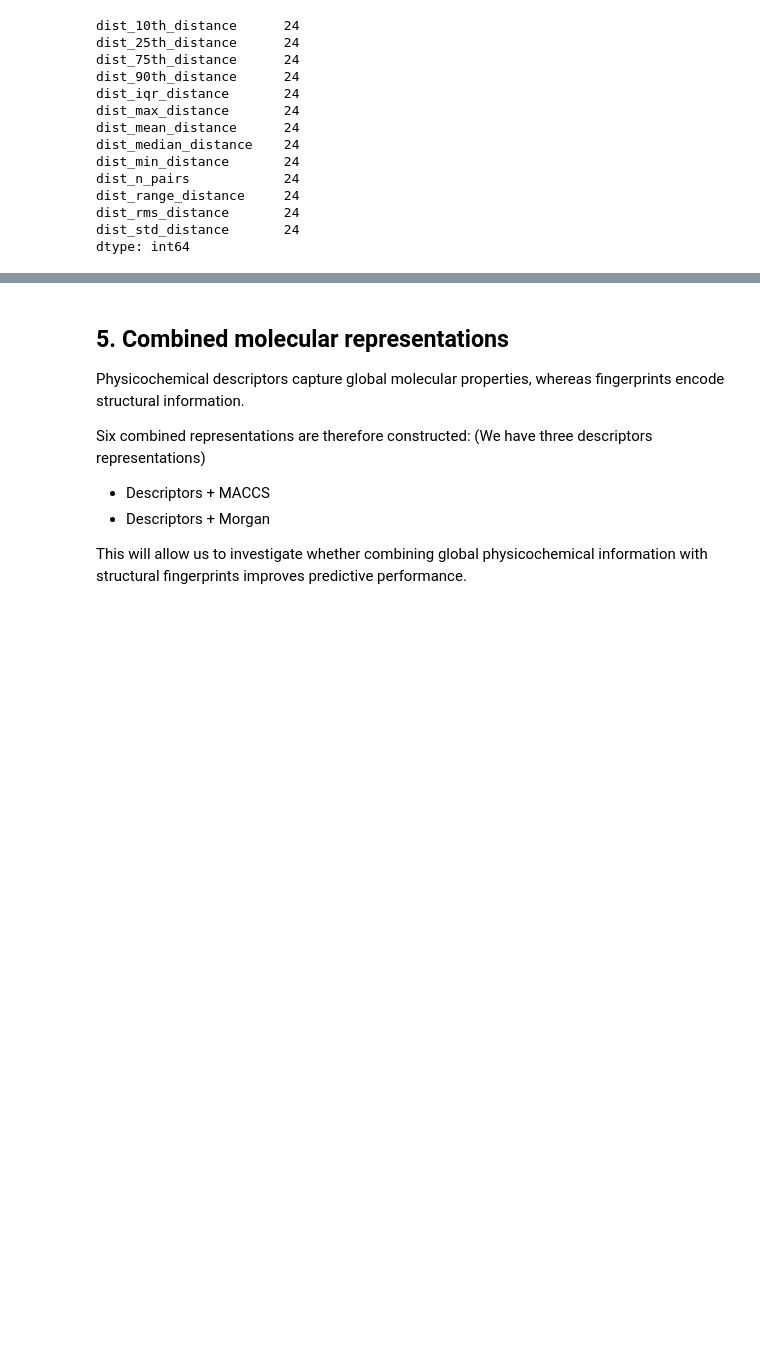
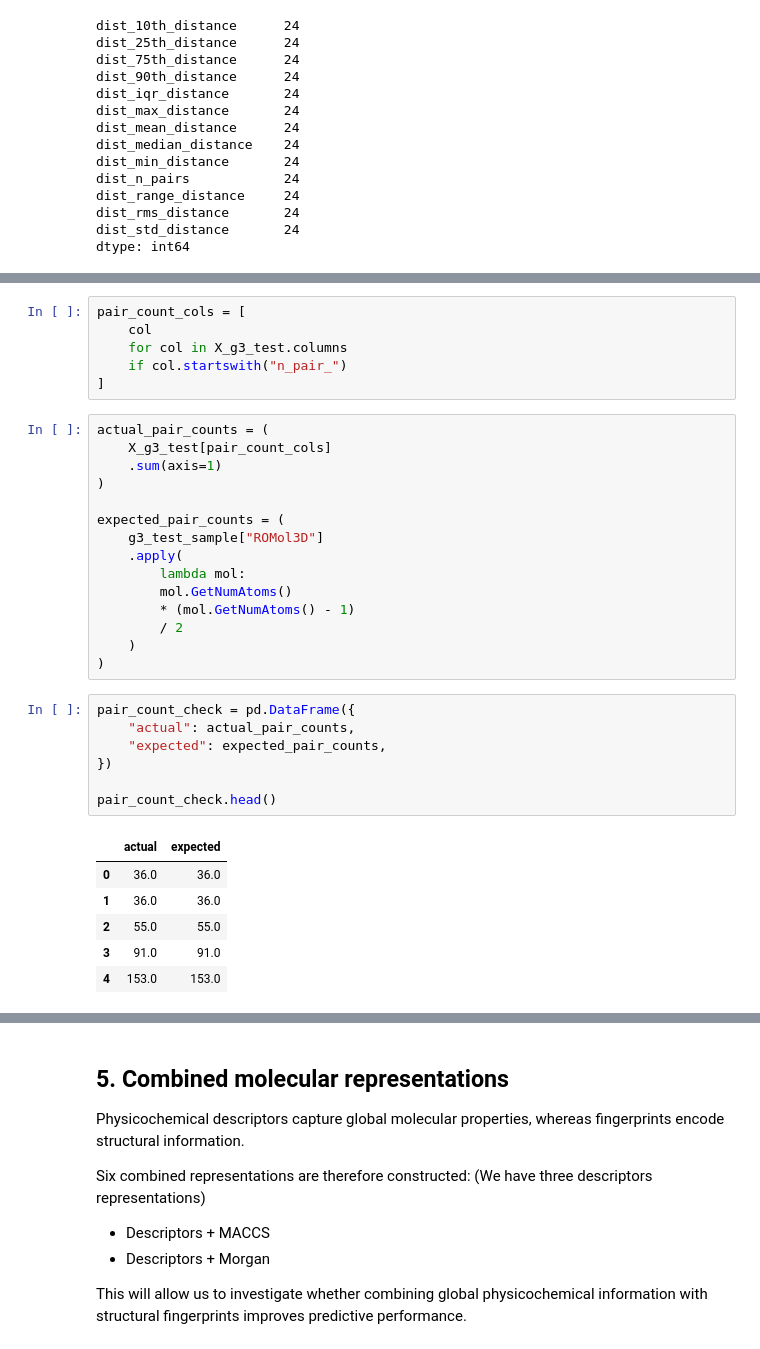
Before and after one commit to alexcorbero/admet-ml, a Jupyter notebook: notebooks/03_feature_engineering.ipynb, the cells around one changed output, grey strips where cells are left out. Saved outputs shown, nothing was run; the diff lists cells and outputs as text; blank space fills up the shorter version.

```diff
--- a/notebooks/03_feature_engineering.ipynb
+++ b/notebooks/03_feature_engineering.ipynb
@@ -613,0 +740,35 @@ dtype: int64
+# %%
+pair_count_cols = [
+    col
+    for col in X_g3_test.columns
+    if col.startswith("n_pair_")
+]
+# %%
+actual_pair_counts = (
+    X_g3_test[pair_count_cols]
+    .sum(axis=1)
+)
+
+expected_pair_counts = (
+    g3_test_sample["ROMol3D"]
+    .apply(
+        lambda mol:
+        mol.GetNumAtoms()
+        * (mol.GetNumAtoms() - 1)
+        / 2
+    )
+)
+# %%
+pair_count_check = pd.DataFrame({
+    "actual": actual_pair_counts,
+    "expected": expected_pair_counts,
+})
+
+pair_count_check.head()
+# %% [output]
+|  | actual | expected |
+| 0 | 36.0 | 36.0 |
+| 1 | 36.0 | 36.0 |
+| 2 | 55.0 | 55.0 |
+| 3 | 91.0 | 91.0 |
+| 4 | 153.0 | 153.0 |
```
Also changed, not shown: parts of 17 cells of this notebook, 4 other files.
